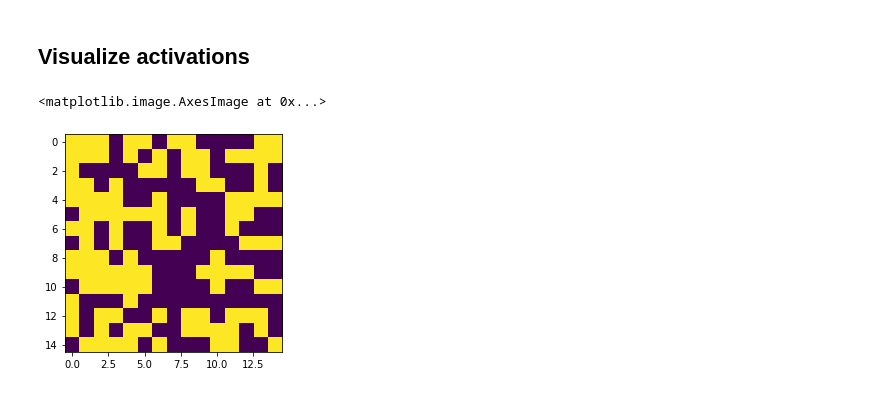
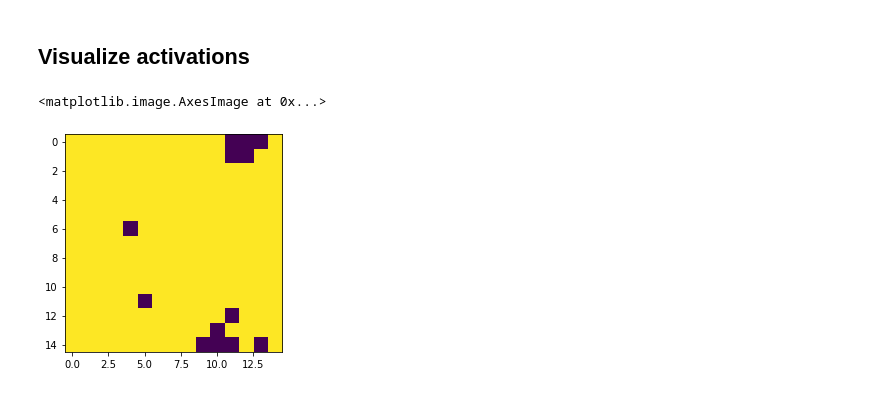
Before and after one commit to vlcekl/thermoGAN, a Jupyter notebook: notebooks/thermoGAN.ipynb, the cells around one changed output. Cells and saved outputs as stored; diff of their text form; code cells hidden in the pictures.

```diff
--- a/notebooks/thermoGAN.ipynb
+++ b/notebooks/thermoGAN.ipynb
@@ -808,9 +576,9 @@ mdl = get_activation_model(mdl_embed)
 # %%
-img = cfgs['t100'][600][np.newaxis, :, :, np.newaxis]
+img = cfgs['t1'][60][np.newaxis, :, :, np.newaxis]
 plt.imshow(img[0,:,:,0])
 # %% [output]
 <matplotlib.image.AxesImage at 0x...>
-[figure, old version]
+[figure, new version]
 # %%
 show_probs(img, mdl)
 # %% [output]
```
Also changed, not shown: parts of 60 cells of this notebook, 15 other files.
